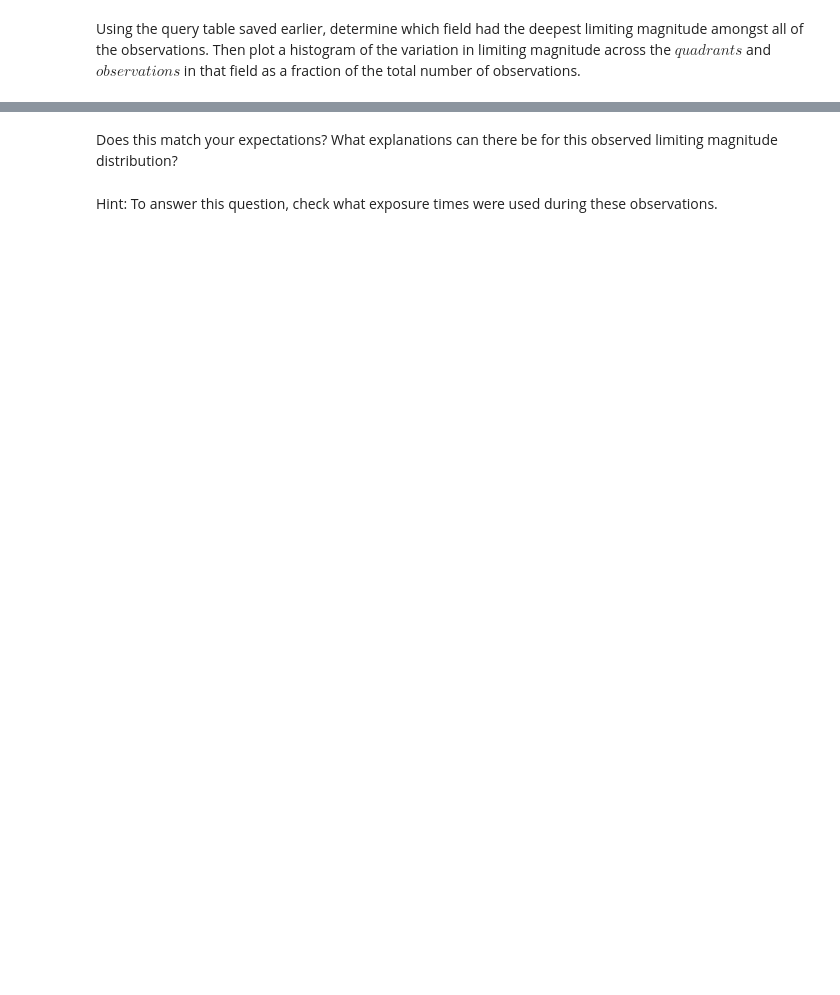
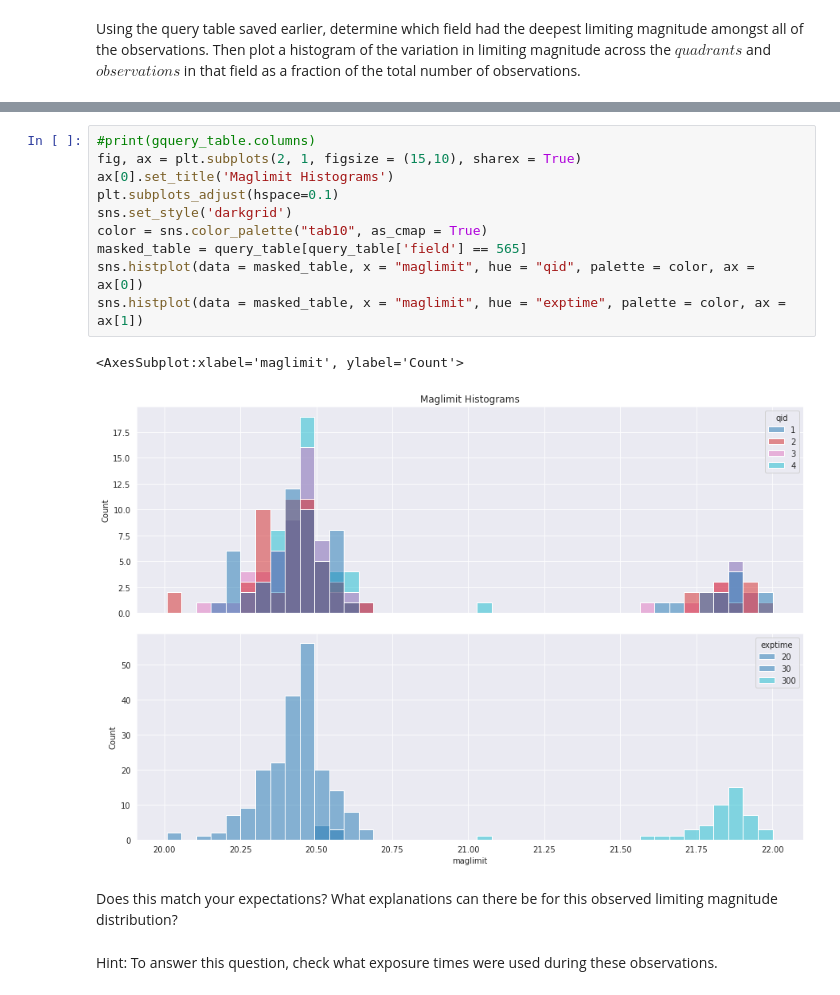
Before and after one commit to aswinsuresh24/ztf_summer_school_2022, a Jupyter notebook: lectures/01/lecture01.ipynb, the cells around one changed output, grey strips where cells are left out. Cells and saved outputs as stored; diff of their text form; blank space fills up the shorter version.

```diff
--- a/lectures/01/lecture01.ipynb
+++ b/lectures/01/lecture01.ipynb
@@ -212,3 +243,16 @@ Using the query table saved earlier, determine which field had the deepest limit
+# %%
+#print(gquery_table.columns)
+fig, ax = plt.subplots(2, 1, figsize = (15,10), sharex = True)
+ax[0].set_title('Maglimit Histograms')
+plt.subplots_adjust(hspace=0.1)
+sns.set_style('darkgrid')
+color = sns.color_palette("tab10", as_cmap = True)
+masked_table = query_table[query_table['field'] == 565]
+sns.histplot(data = masked_table, x = "maglimit", hue = "qid", palette = color, ax = ax[0])
+sns.histplot(data = masked_table, x = "maglimit", hue = "exptime", palette = color, ax = ax[1])
+# %% [output]
+<AxesSubplot:xlabel='maglimit', ylabel='Count'>
+[figure, added]
 # %% [markdown]
 Does this match your expectations? What explanations can there be for this observed limiting magnitude distribution?
 # %% [markdown]
```
Also changed, not shown: parts of 28 cells of this notebook, 1 other file.
